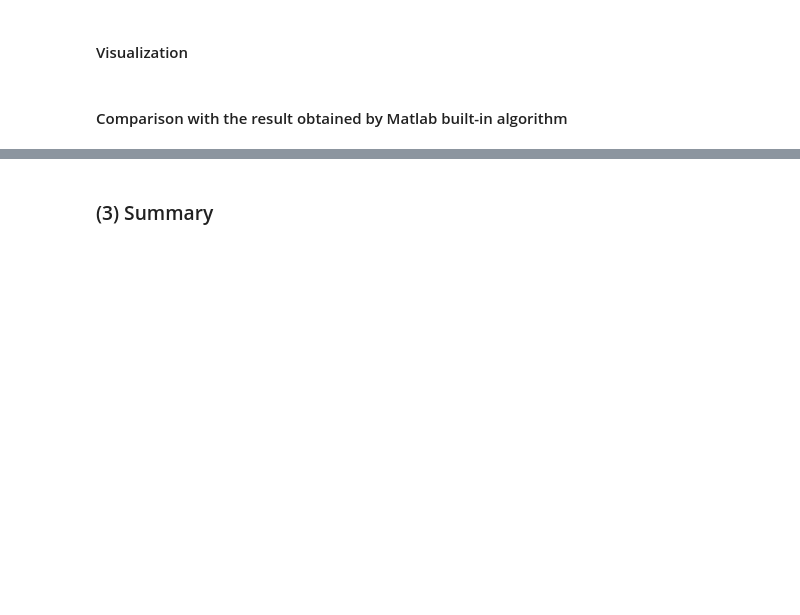
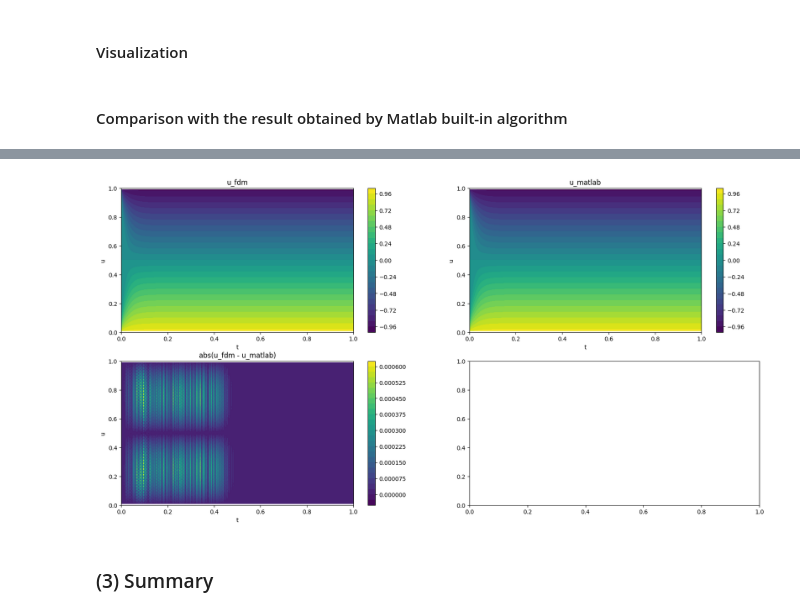
Before and after one commit to yaohua32/DL4PDEs-2025, a Jupyter notebook: Week4_FDM/p4_FDM.ipynb, the cells around one changed output, grey strips where cells are left out. Drawn from its saved outputs; the diff is of its cells as text; code cells hidden in the pictures; blank space fills up the shorter version.

```diff
--- a/Week4_FDM/p4_FDM.ipynb
+++ b/Week4_FDM/p4_FDM.ipynb
@@ -270,20 +270,20 @@ from scipy.integrate import solve_ivp
 
 def get_A(N, kapa, dx):
     '''The matix A'''
-    A = np.zeros(shape=(N-2, N-2))
+    A = np.zeros(shape=(N-1, N-1))
     #
-    for j in range(N-2):
+    for j in range(N-1):
         if j>0: # The lower diagonal
             A[j, j-1] = 1
         A[j, j] = - 2 # The main diagonal
-        if j<N-3: # The upper diagonal
+        if j<N-2: # The upper diagonal
             A[j, j+1] = 1
 
     return A * kapa/ dx**2
 
 def get_b(N, kapa, dx, u0, uN):
     '''The vector b'''
-    b = np.zeros(N-2)
+    b = np.zeros(N-1)
     #
     b[0] = kapa * u0 / dx**2  # The left boundary
     b[-1] = kapa * uN / dx**2 # The right boundary
@@ -296,15 +296,15 @@ kapa = 1.
 u0 = 1.
 uN = -1.
 #
-N = 101
-x_mesh = np.linspace(0, 1, N)
+N = 100
+x_mesh = np.linspace(0, 1, N+1)
 dx = x_mesh[1] - x_mesh[0]
 #
 A = get_A(N, kapa, dx)
 b = get_b(N, kapa, dx, u0, uN)
 ##
 F = lambda t, u: np.dot(A, u) + b
-u_init = np.zeros(N-2)
+u_init = np.zeros(N-1)
 t_mesh = np.linspace(0., 1., 1001)
 sol = solve_ivp(F, t_span=[0,1], y0=u_init, t_eval=t_mesh)
 #
@@ -377,3 +335,46 @@ plt.show()
+# %%
+import numpy as np
+import h5py
+import matplotlib.pyplot as plt
+from scipy.interpolate import griddata
+
+## Load the result obtained by Matlab
+with h5py.File('heat_1d.h5', 'r') as f:
+    u_true = np.array(f['sol'])[1:-1]
+#
+u_fdm = sol.y
+# Mesh for plotting
+tt, xx = np.meshgrid(t_mesh, x_mesh[1:-1])
+tx = np.stack([tt.flatten(), xx.flatten()]).T
+#
+grid_t, grid_x = np.mgrid[0:1:500j, 0:1:200j]
+
+# Plottings
+fig, axes = plt.subplots(2, 2, figsize=(20, 10))
+grid_z = griddata((tx[:,0], tx[:,1]), u_fdm.flatten(), (grid_t, grid_x), method='cubic')
+cntr1 = axes[0,0].contourf(grid_t, grid_x, grid_z, levels=30, cmap="viridis")  # Filled contour plot
+axes[0,0].set_xlabel("t")
+axes[0,0].set_ylabel("u")
+axes[0,0].set_title("u_fdm")
+plt.colorbar(cntr1)
+#
+grid_z = griddata((tx[:,0], tx[:,1]), u_true.flatten(), (grid_t, grid_x), method='cubic')
+cntr2 = axes[0,1].contourf(grid_t, grid_x, grid_z, levels=30, cmap="viridis")  # Filled contour plot
+axes[0,1].set_xlabel("t")
+axes[0,1].set_ylabel("u")
+axes[0,1].set_title("u_matlab")
+plt.colorbar(cntr2)
+#
+grid_z = griddata((tx[:,0], tx[:,1]), np.abs(u_true-u_fdm).flatten(), (grid_t, grid_x), method='cubic')
+cntr3 = axes[1,0].contourf(grid_t, grid_x, grid_z, levels=30, cmap="viridis")  # Filled contour plot
+axes[1,0].set_xlabel("t")
+axes[1,0].set_ylabel("u")
+axes[1,0].set_title("abs(u_fdm - u_matlab)")
+plt.colorbar(cntr3)
+#
+plt.show()
+# %% [output]
+[figure, added]
 # %% [markdown]
 ### (3) Summary
 # %%
```
Also changed, not shown: parts of 9 cells of this notebook.
